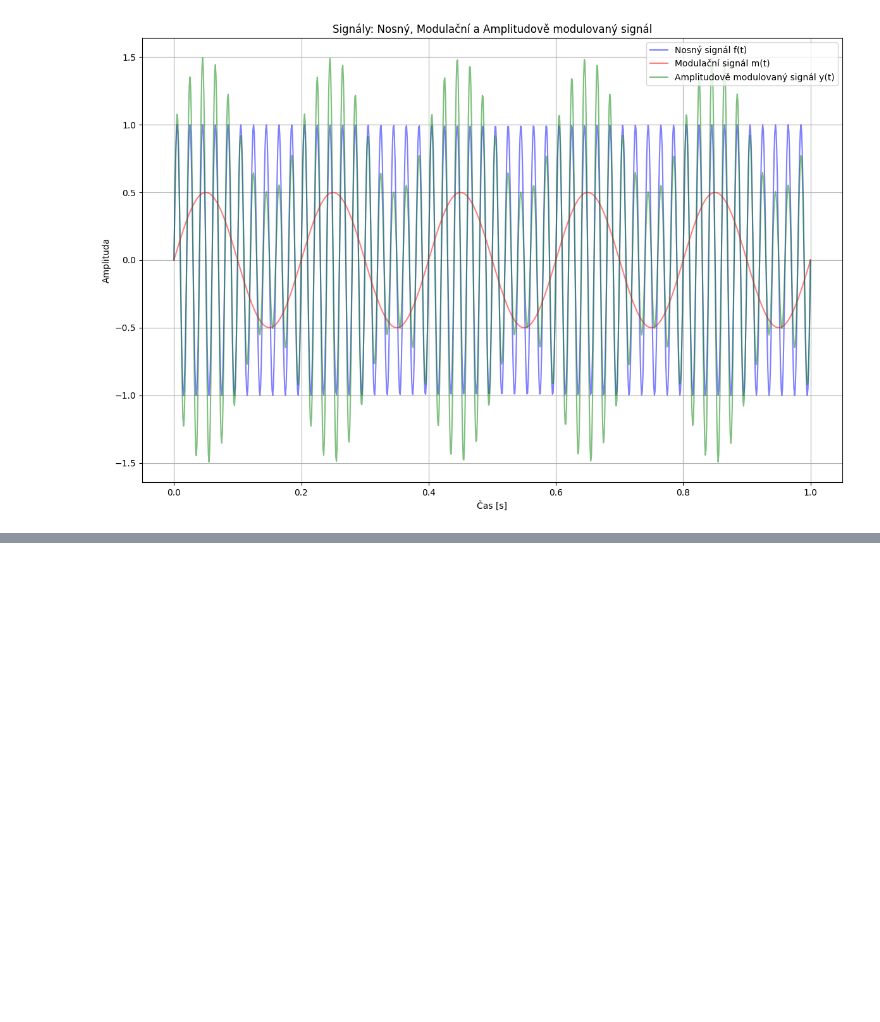
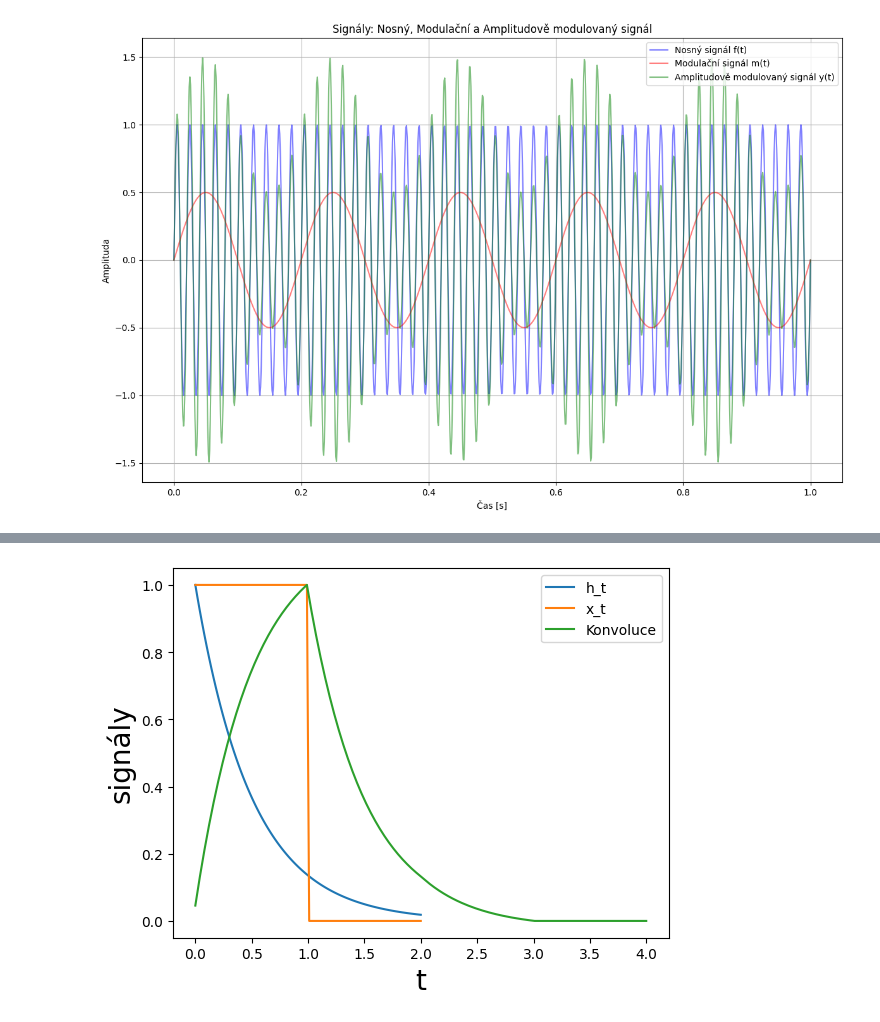
Before and after one commit to ondrejsvorc/UJEP, a Jupyter notebook: PZS/main.ipynb, the cells around one changed output, grey strips where cells are left out. Drawn from its saved outputs; the diff is of its cells as text; code cells hidden in the pictures; blank space fills up the shorter version.

```diff
--- a/PZS/main.ipynb
+++ b/PZS/main.ipynb
@@ -5,24 +5,24 @@ import numpy as np
 A0 = 1  # Amplituda nosného signálu
 M = 0.5  # Amplituda modulačního signálu
 f_nosny = 50  # Frekvence nosného signálu
-f_modulacni = 5  # Frekvence modulačního signálu
+f = 5  # Frekvence modulačního signálu
 t = np.linspace(0, 1, 1000)  # Časový vektor (1 sekunda, 1000 bodů)
 
 # Nosný signál f(t) = A0 * sin(ωt)
-nosny_signal = A0 * np.sin(2 * np.pi * f_nosny * t)
+signal = A0 * np.sin(2 * np.pi * f_nosny * t)
 
 # Modulační signál m(t) = M * sin(φt)
-modulacni_signal = M * np.sin(2 * np.pi * f_modulacni * t)
+signal = M * np.sin(2 * np.pi * f * t)
 
 # Amplitudová modulace y(t) = (A0 + M * sin(φt)) * sin(ωt)
-modulovany_signal = (A0 + modulacni_signal) * np.sin(2 * np.pi * f_nosny * t)
+modulovany_signal = (A0 + signal) * np.sin(2 * np.pi * f_nosny * t)
 
 # Vykreslení signálů
 plt.figure(figsize=(12, 8))
 
 # Vykreslení modulačního signálu
 plt.subplot(3, 1, 1)
-plt.plot(t, modulacni_signal, label="Modulační signál (m(t))", color="r")
+plt.plot(t, signal, label="Modulační signál (m(t))", color="r")
 plt.title("Modulační signál")
 plt.xlabel("Čas [s]")
 plt.ylabel("Amplituda")
@@ -30,7 +30,7 @@ plt.grid(True)
 
 # Vykreslení nosného signálu
 plt.subplot(3, 1, 2)
-plt.plot(t, nosny_signal, label="Nosný signál (f(t))", color="b")
+plt.plot(t, signal, label="Nosný signál (f(t))", color="b")
 plt.title("Nosný signál")
 plt.xlabel("Čas [s]")
 plt.ylabel("Amplituda")
@@ -47,8 +47,8 @@ plt.tight_layout()
 
 # Vykreslení všech signálů
 plt.figure(figsize=(12, 8))
-plt.plot(t, nosny_signal, label="Nosný signál f(t)", color="b", alpha=0.5)
-plt.plot(t, modulacni_signal, label="Modulační signál m(t)", color="r", alpha=0.5)
+plt.plot(t, signal, label="Nosný signál f(t)", color="b", alpha=0.5)
+plt.plot(t, signal, label="Modulační signál m(t)", color="r", alpha=0.5)
 plt.plot(
     t,
     modulovany_signal,
@@ -69,0 +155,32 @@ plt.show()
+# %%
+def kernel(alpha, tvec, a):
+    h_t = alpha * np.exp(-a * tvec)
+    return np.array(h_t)
+
+
+n_length = 100
+tvec = np.linspace(0, 2, n_length, endpoint=True)
+h_t = kernel(1.0, tvec, 2.0)  # Konvoluční jádro
+
+x_t = signal.square(2 * np.pi * 0.5 * tvec)  # Funkce
+x_t = np.where(tvec >= 1.0, 0, x_t)  # Odstranění peaku
+
+plt.plot(tvec, h_t, label="h_t")
+plt.plot(tvec, x_t, label="x_t")
+
+# Konvoluce
+Conv = np.convolve(x_t, h_t, mode="full")
+
+# Přeškálování funkce
+Conv = Conv / np.max(Conv)
+
+t_Conv = np.linspace(0, 4, np.max(Conv.shape))
+
+plt.plot(t_Conv, Conv, label="Konvoluce")
+plt.xlabel("t", fontsize=20)
+plt.ylabel("signály", fontsize=20)
+plt.legend(loc="upper right")
+
+plt.show()
+# %% [output]
+[figure, added]
```
Also changed, not shown: parts of 6 cells of this notebook.
